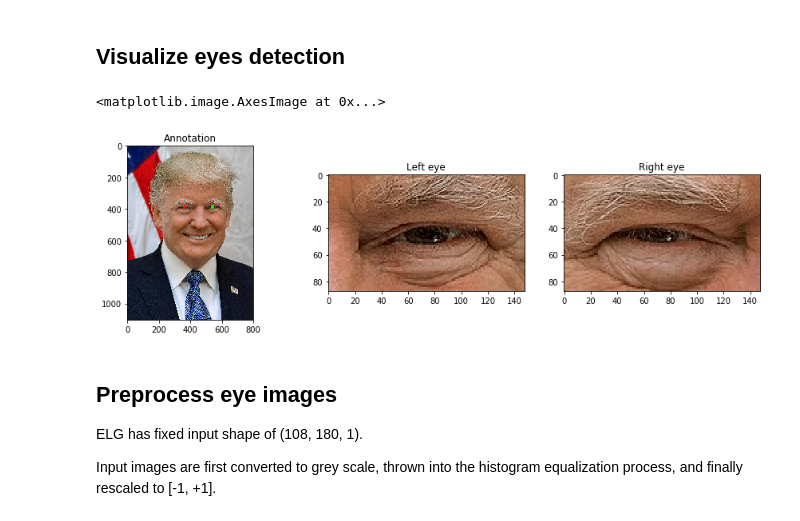
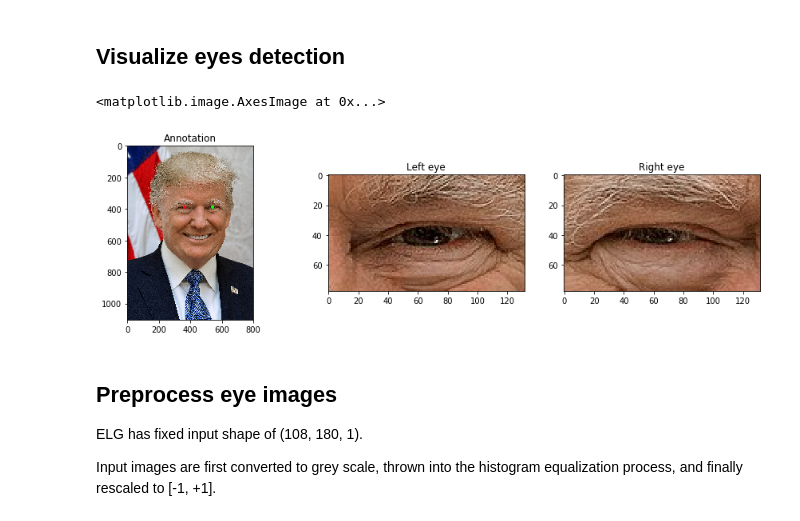
Before and after one commit to shaoanlu/GazeML-keras, a Jupyter notebook: demo_colab.ipynb, the cells around one changed output. Drawn from its saved outputs; the diff is of its cells as text; code cells hidden in the pictures.

```diff
--- a/demo_colab.ipynb
+++ b/demo_colab.ipynb
@@ -55,35 +55,35 @@ assert len(face) >= 1, "No face detected"
 # %%
 left_eye_xy = np.array([lms[6], lms[1]])
 right_eye_xy = np.array([lms[5], lms[0]])
 
 dist_eyes = np.linalg.norm(left_eye_xy - right_eye_xy)
-eye_bbox_w = (dist_eyes / 1.2)
+eye_bbox_w = (dist_eyes / 1.35)
 eye_bbox_h = (eye_bbox_w *0.6)
 
 left_eye_im = input_img[
     int(left_eye_xy[0]-eye_bbox_h//2):int(left_eye_xy[0]+eye_bbox_h//2),
     int(left_eye_xy[1]-eye_bbox_w//2):int(left_eye_xy[1]+eye_bbox_w//2), :]
 #left_eye_im = left_eye_im[:,::-1,:] # No need for flipping left eye for iris detection
 right_eye_im = input_img[
     int(right_eye_xy[0]-eye_bbox_h//2):int(right_eye_xy[0]+eye_bbox_h//2),
     int(right_eye_xy[1]-eye_bbox_w//2):int(right_eye_xy[1]+eye_bbox_w//2), :]
 
 plt.figure(figsize=(15,4))
 draw = input_img.copy()
 for i, lm in enumerate([left_eye_xy, right_eye_xy]):
     draw = cv2.circle(draw, (int(lm[1]), int(lm[0])), 10, (255*i,255*(1-i),0), -1)
 plt.subplot(1,3,1)
 plt.title('Annotation')
 plt.imshow(draw)
 plt.subplot(1,3,2)
 plt.title('Left eye')
 plt.imshow(left_eye_im)
 plt.subplot(1,3,3)
 plt.title('Right eye')
 plt.imshow(right_eye_im)
 # %% [output]
 <matplotlib.image.AxesImage at 0x...>
-[figure, old version]
+[figure, new version]
 # %% [markdown]
 ## Preprocess eye images
 
```
Also changed, not shown: parts of 4 cells of this notebook.
